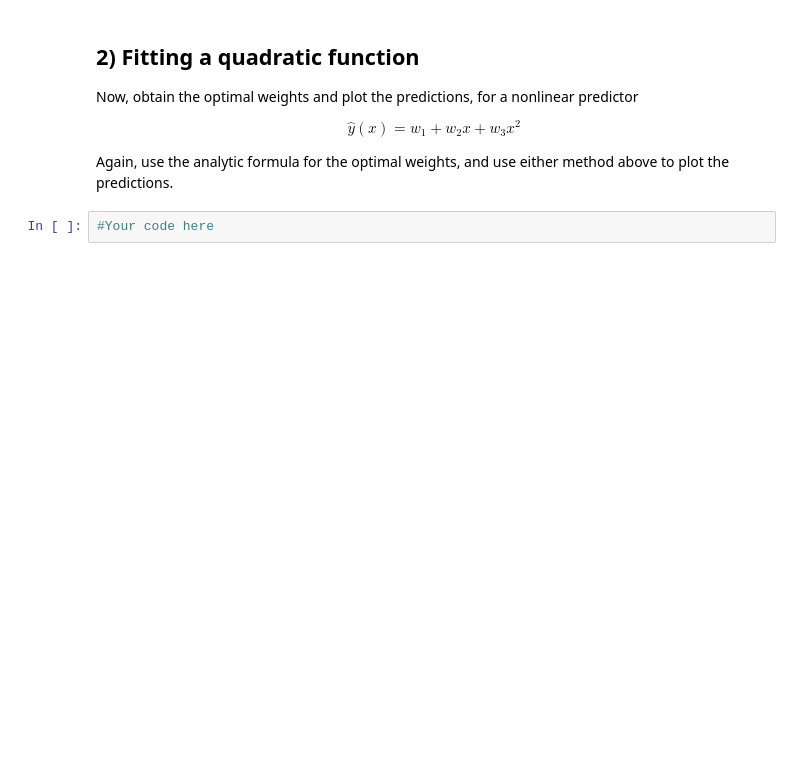
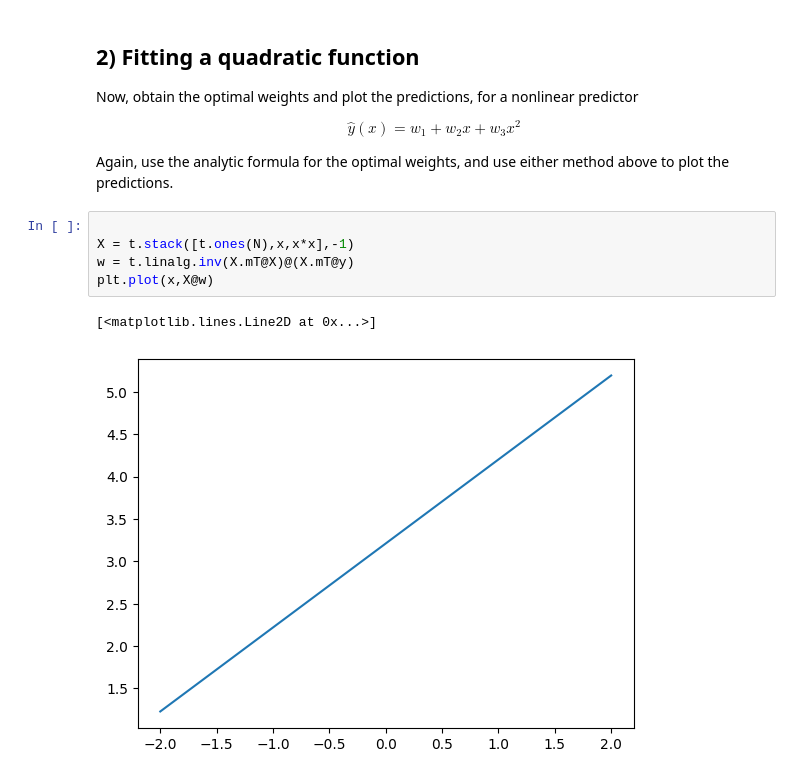
Before and after one commit to aa6910/BPhO-Computational-Challenge-2024, a Jupyter notebook: linear_regression.ipynb, the cells around one changed output. Cells and saved outputs as stored; diff of their text form; blank space fills up the shorter version.

```diff
--- a/linear_regression.ipynb
+++ b/linear_regression.ipynb
@@ -109,8 +122,14 @@ Now, obtain the optimal weights and plot the predictions, for a nonlinear predic
   \hat{y}(x) = w_1 + w_2 x + w_3 x^2
 \end{align}
 Again, use the analytic formula for the optimal weights, and use either method above to plot the predictions.
-# %%
-#Your code here
+# %%
+
+X = t.stack([t.ones(N),x,x*x],-1)
+w = t.linalg.inv(X.mT@X)@(X.mT@y)
+plt.plot(x,X@w)
+# %% [output]
+[<matplotlib.lines.Line2D at 0x...>]
+[figure, added]
 # %%
 # @title Answer
 
```
Also changed, not shown: parts of 10 cells of this notebook.
